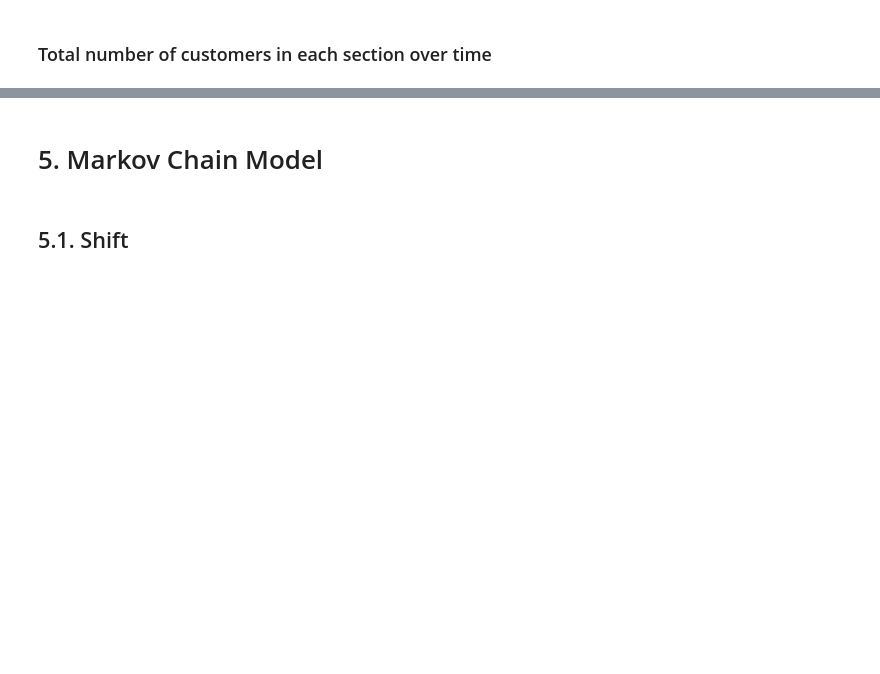
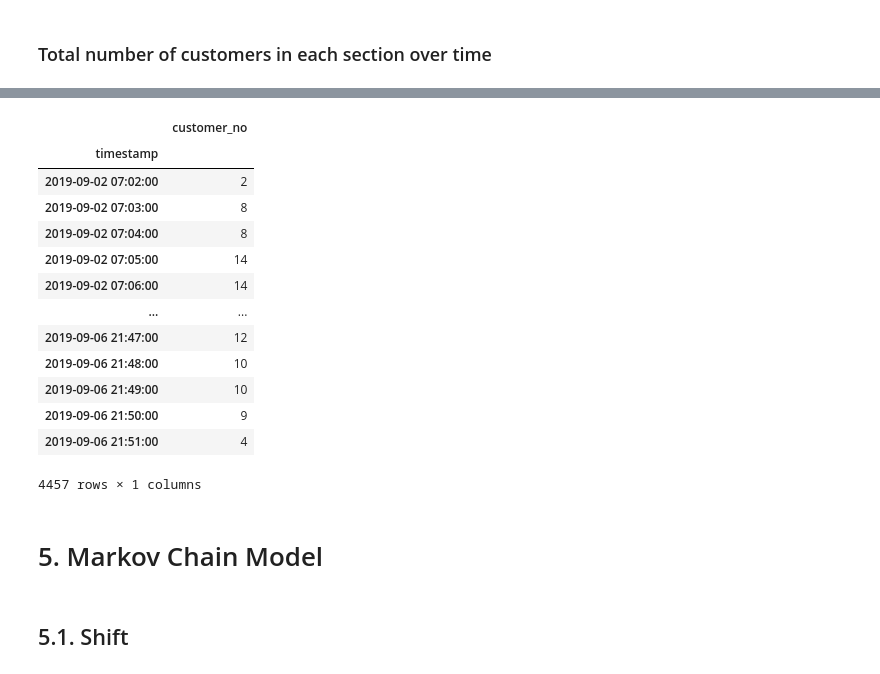
Before and after one commit to Frosti1991/Markov-Chain-Project, a Jupyter notebook: Markov_Chain_Project.ipynb, the cells around one changed output, grey strips where cells are left out. Cells and saved outputs as stored; diff of their text form; code cells hidden in the pictures; blank space fills up the shorter version.

```diff
--- a/Markov_Chain_Project.ipynb
+++ b/Markov_Chain_Project.ipynb
@@ -355,3 +371,19 @@ mon2
 # %%
-# Display the number of customers at checkout over time                  FLORIAN
-mon_df.groupby(['timestamp','location'])[['customer_no']].count()
+# Calculate the total number of customers in the supermarket over time.  FLORIAN
+cust_over_time = df_resampled.groupby('timestamp').count()[['customer_no']]
+cust_over_time
+# %% [output]
+|  | customer_no |
+| timestamp |  |
+| 2019-09-02 07:02:00 | 2 |
+| 2019-09-02 07:03:00 | 8 |
+| 2019-09-02 07:04:00 | 8 |
+| 2019-09-02 07:05:00 | 14 |
+| 2019-09-02 07:06:00 | 14 |
+| ... | ... |
+| 2019-09-06 21:47:00 | 12 |
+| 2019-09-06 21:48:00 | 10 |
+| 2019-09-06 21:49:00 | 10 |
+| 2019-09-06 21:50:00 | 9 |
+| 2019-09-06 21:51:00 | 4 |
+4457 rows × 1 columns
```
Also changed, not shown: parts of 31 cells of this notebook.
